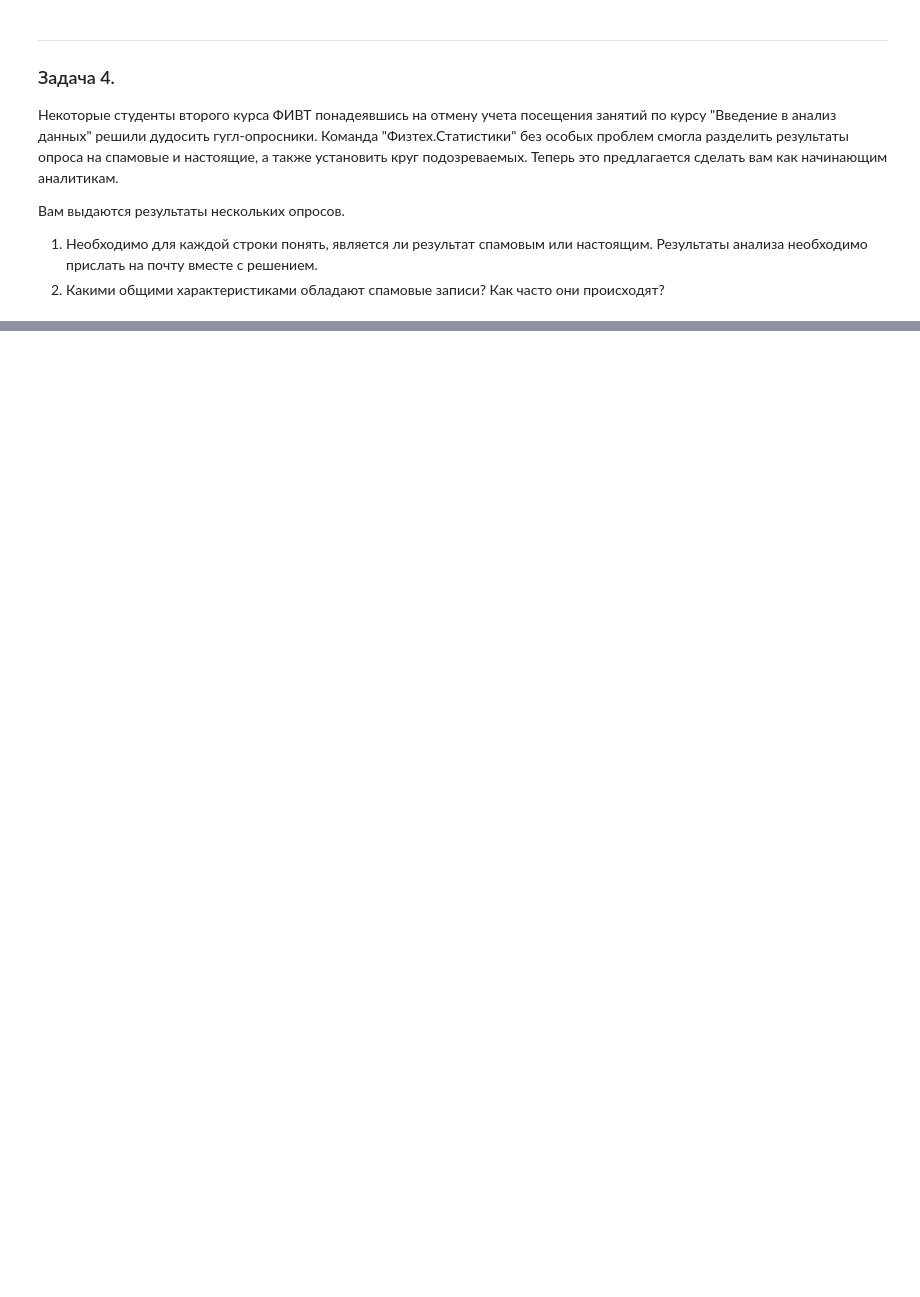
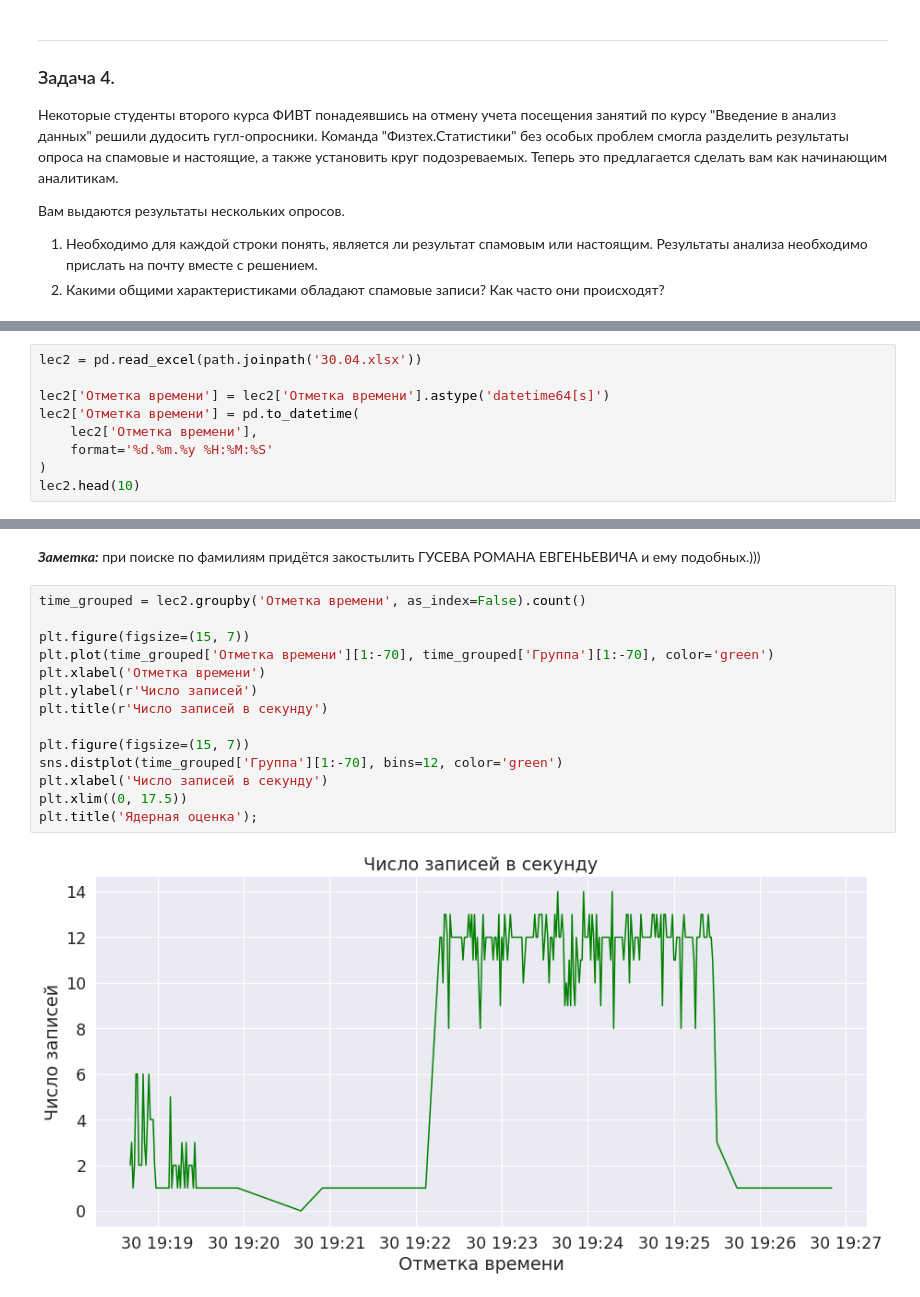
Before and after one commit to TopCoder2K/DS-introduction, a Jupyter notebook: notebooks/3.814.9.ipynb, the cells around one changed output, grey strips where cells are left out. Drawn from its saved outputs; the diff is of its cells as text; blank space fills up the shorter version.

```diff
--- a/notebooks/3.814.9.ipynb
+++ b/notebooks/3.814.9.ipynb
@@ -269,0 +429,9 @@ for n in [99, 199, 299]:
+# %%
+lec2 = pd.read_excel(path.joinpath('30.04.xlsx'))
+
+lec2['Отметка времени'] = lec2['Отметка времени'].astype('datetime64[s]')
+lec2['Отметка времени'] = pd.to_datetime(
+    lec2['Отметка времени'],
+    format='%d.%m.%y %H:%M:%S'
+)
+lec2.head(10)
@@ -269,0 +450,18 @@ for n in [99, 199, 299]:
+# %% [markdown]
+***Заметка:*** при поиске по фамилиям придётся закостылить ГУСЕВА РОМАНА ЕВГЕНЬЕВИЧА и ему подобных.)))
+# %%
+time_grouped = lec2.groupby('Отметка времени', as_index=False).count()
+
+plt.figure(figsize=(15, 7))
+plt.plot(time_grouped['Отметка времени'][1:-70], time_grouped['Группа'][1:-70], color='green')
+plt.xlabel('Отметка времени')
+plt.ylabel(r'Число записей')
+plt.title(r'Число записей в секунду')
+
+plt.figure(figsize=(15, 7))
+sns.distplot(time_grouped['Группа'][1:-70], bins=12, color='green')
+plt.xlabel('Число записей в секунду')
+plt.xlim((0, 17.5))
+plt.title('Ядерная оценка');
+# %% [output]
+[figure, added]
```
Also changed, not shown: parts of 30 cells of this notebook.
